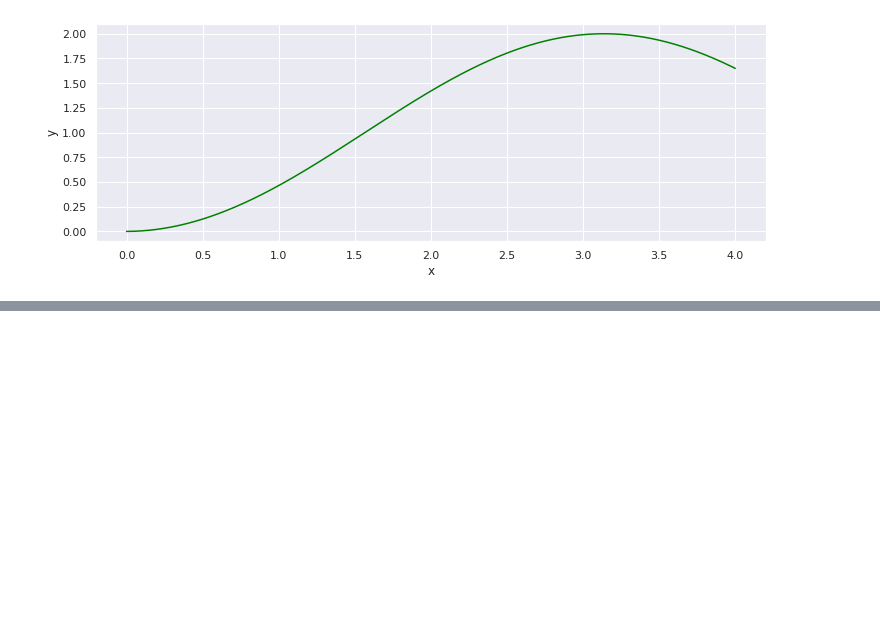
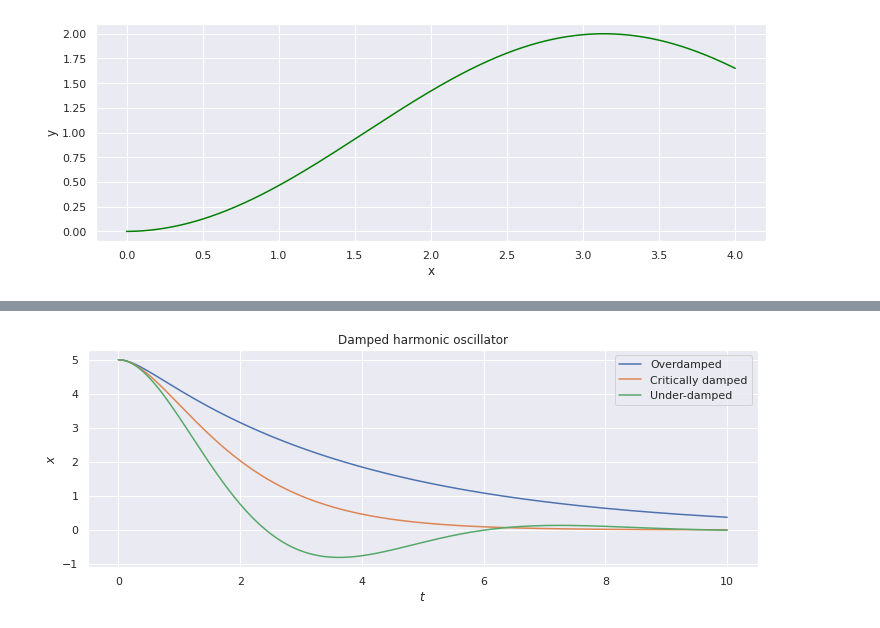
Before and after one commit to Souvik-0612/Diffarential-equation, a Jupyter notebook: ODE.ipynb, the cells around one changed output, grey strips where cells are left out. Cells and saved outputs as stored; diff of their text form; code cells hidden in the pictures; blank space fills up the shorter version.

```diff
--- a/ODE.ipynb
+++ b/ODE.ipynb
@@ -188,14 +149,0 @@ $y'' - 3y' + 2y = 0$, $y(0)=-1$, $y'(0)=0$
-# %%
-def f(z):
-    return z
-
-def g(x, y, z):
-    return 3*z - 2*y
-
-xf = 1
-h = 0.01
-
-D4 = secondOrderEuler(0, -1, 0, f, g, xf, h)
-plt.plot(D4.x_axis(), D4.y_axis())
-plt.rcParams["figure.figsize"] = (12, 4)
-plt.show()
@@ -225,0 +256,16 @@ plt.show()
+# %%
+D6 = secondOrderEuler(0, 5, 0, lambda x, y, z: -(4*z + y), 10, 0.01)
+D7 = secondOrderEuler(0, 5, 0, lambda x, y, z: -2*z - y, 10, 0.01)
+D8 = secondOrderEuler(0, 5, 0, lambda x, y, z : -z - y, 10, 0.01)
+
+plt.title("Damped harmonic oscillator")
+plt.plot(D6.x_axis(), D6.y_axis(), label = "Overdamped")
+plt.plot(D7.x_axis(), D7.y_axis(), label = "Critically damped")
+plt.plot(D8.x_axis(), D8.y_axis(), label = "Under-damped")
+plt.legend(loc = 'best')
+plt.ylabel(r"$x$")
+plt.xlabel(r'$t$')
+plt.rcParams["figure.figsize"] = (12, 8)
+plt.show()
+# %% [output]
+[figure, added]
```
Also changed, not shown: parts of 30 cells of this notebook.
